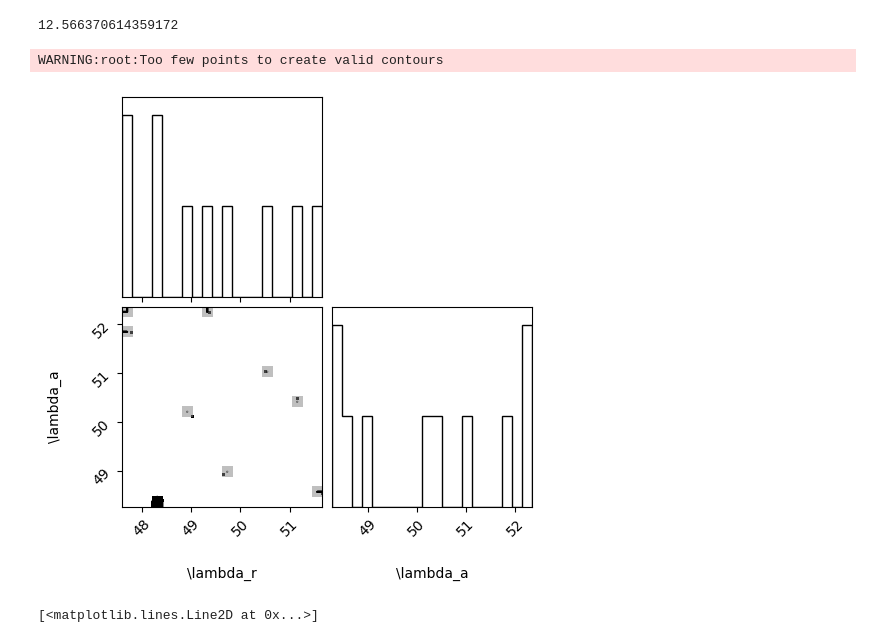
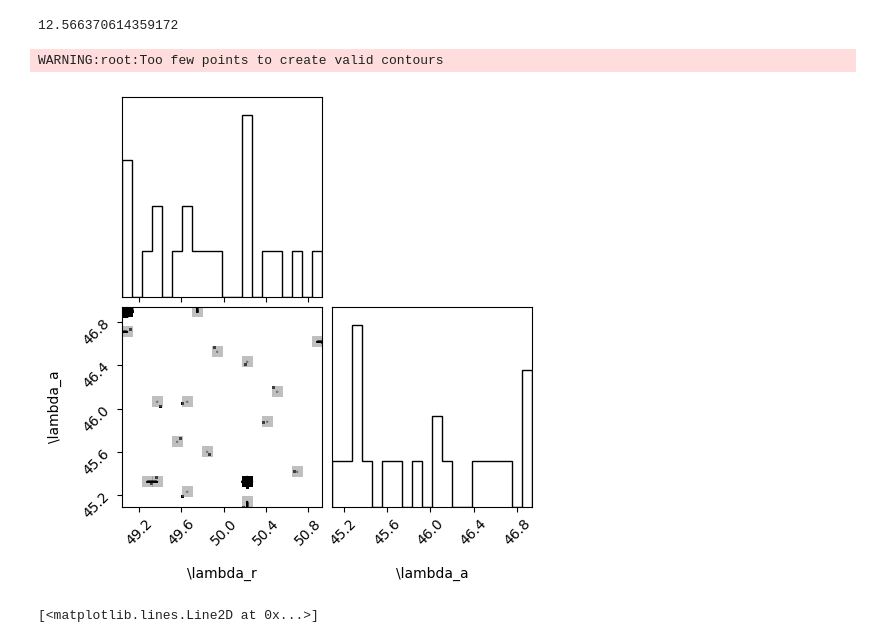
Before and after one commit to Alanxyz/statisticalphysicsrocks, a Jupyter notebook: MC.ipynb, the cells around one changed output. Drawn from its saved outputs; the diff is of its cells as text; code cells hidden in the pictures.

```diff
--- a/MC.ipynb
+++ b/MC.ipynb
@@ -324,37 +324,38 @@ def log_likelihood(theta):
         return A * e * ( (1/x)**r - (1/x)**a ) + e
 
     integrand = lambda r: (np.exp(-u(r)) - 1) * r**(D-1)
     result, error = quad(integrand, 0, B)
     B_PHS = -result * np.pi**(D / 2) / math.gamma(D / 2)
 
     chi =  np.sum(np.abs(B_HS - B_PHS))
     return -0.5
 
 def log_prior(theta):
     r, a = theta
     if 1 < r < 10 and 1 < a < 10:
         return 0.0
     return -np.inf
 
 def log_posterior(theta):
     lp = log_prior(theta)
     if not np.isfinite(lp):
         return -np.inf
     return lp + log_likelihood(theta)
 
 ndim = 2
-nwalkers = 10
-p0 =50 + 5 * (np.random.rand(nwalkers, ndim) - 0.5)
-
+nwalkers = 20
+p0 = np.random.rand(nwalkers, ndim)
+p0[:, 0] = 50 + 2 * (p0[:, 0] - 0.5)  # Primer parámetro alrededor de 50
+p0[:, 1] = 46 + 2 * (p0[:, 1] - 0.5)  # Segundo parámetro alrededor de 46
 sampler = emcee.EnsembleSampler(nwalkers, ndim, log_posterior)
 sampler.run_mcmc(p0, 200000, progress=True)
 samples = sampler.get_chain(discard=1000, flat=True)
 
 corner.corner(samples, labels=["\lambda_r", "\lambda_a"])
 plt.show()
 # %% [output]
 WARNING:root:Too few points to create valid contours
-[figure, old version]
+[figure, new version]
 # %%
 def u(r):
     dl = 50
```
